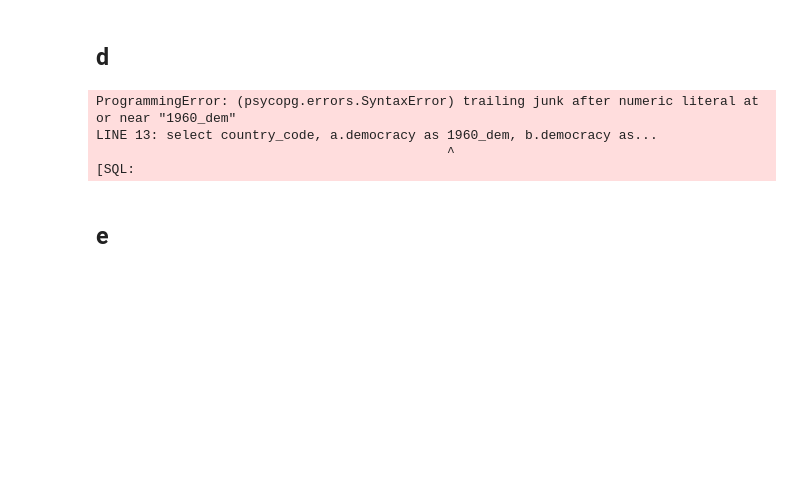
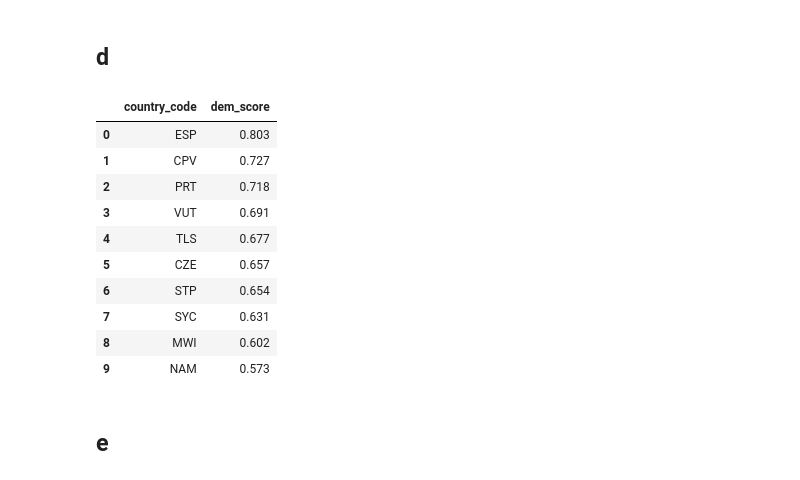
Before and after one commit to j-miskill/contrans, a Jupyter notebook: notebooks/lab3.ipynb, the cells around one changed output. Cells and saved outputs as stored; diff of their text form; code cells hidden in the pictures; blank space fills up the shorter version.

```diff
--- a/notebooks/lab3.ipynb
+++ b/notebooks/lab3.ipynb
@@ -742,30 +743,34 @@ pd.read_sql_query(query_three, con=engine)
 ##  d
 # %%
 query_four = """
-CREATE OR REPLACE TEMP VIEW step_one AS
-SELECT country_code, democracy
-FROM timeseries
-WHERE year=1960;
-
-CREATE OR REPLACE TEMP VIEW step_two AS
-SELECT country_code, democracy
-FROM timeseries
-WHERE year=2022;
-
-
-SELECT country_code, a.democracy AS 1960_dem, b.democracy AS 2022_dem, abs(1960_dem-2022_dem) AS dem_score
-FROM step_one AS a
-INNER JOIN step_two AS b
+SELECT a.country_code, (b.democracy-a.democracy) AS dem_score
+FROM (
+    SELECT country_code, democracy
+    FROM timeseries
+    WHERE year=1960
+) AS a
+INNER JOIN (
+    SELECT country_code, democracy
+    FROM timeseries
+    WHERE year=2022
+) AS b
 ON a.country_code=b.country_code
-ORDER BY dem_score
+ORDER BY dem_score DESC
 LIMIT 10;
 """
-pd.read_sql(query_four, con=engine)
+pd.read_sql(query_four, con=engine, )
 # %% [output]
-ProgrammingError: (psycopg.errors.SyntaxError) trailing junk after numeric literal at or near "1960_dem"
-LINE 13: select country_code, a.democracy as 1960_dem, b.democracy as...
-                                             ^
-[SQL:
+|  | country_code | dem_score |
+| 0 | ESP | 0.803 |
+| 1 | CPV | 0.727 |
+| 2 | PRT | 0.718 |
+| 3 | VUT | 0.691 |
+| 4 | TLS | 0.677 |
+| 5 | CZE | 0.657 |
+| 6 | STP | 0.654 |
+| 7 | SYC | 0.631 |
+| 8 | MWI | 0.602 |
+| 9 | NAM | 0.573 |
 # %% [markdown]
 ## e
 # %%
```
Also changed, not shown: parts of 7 cells of this notebook, 4 other files.
